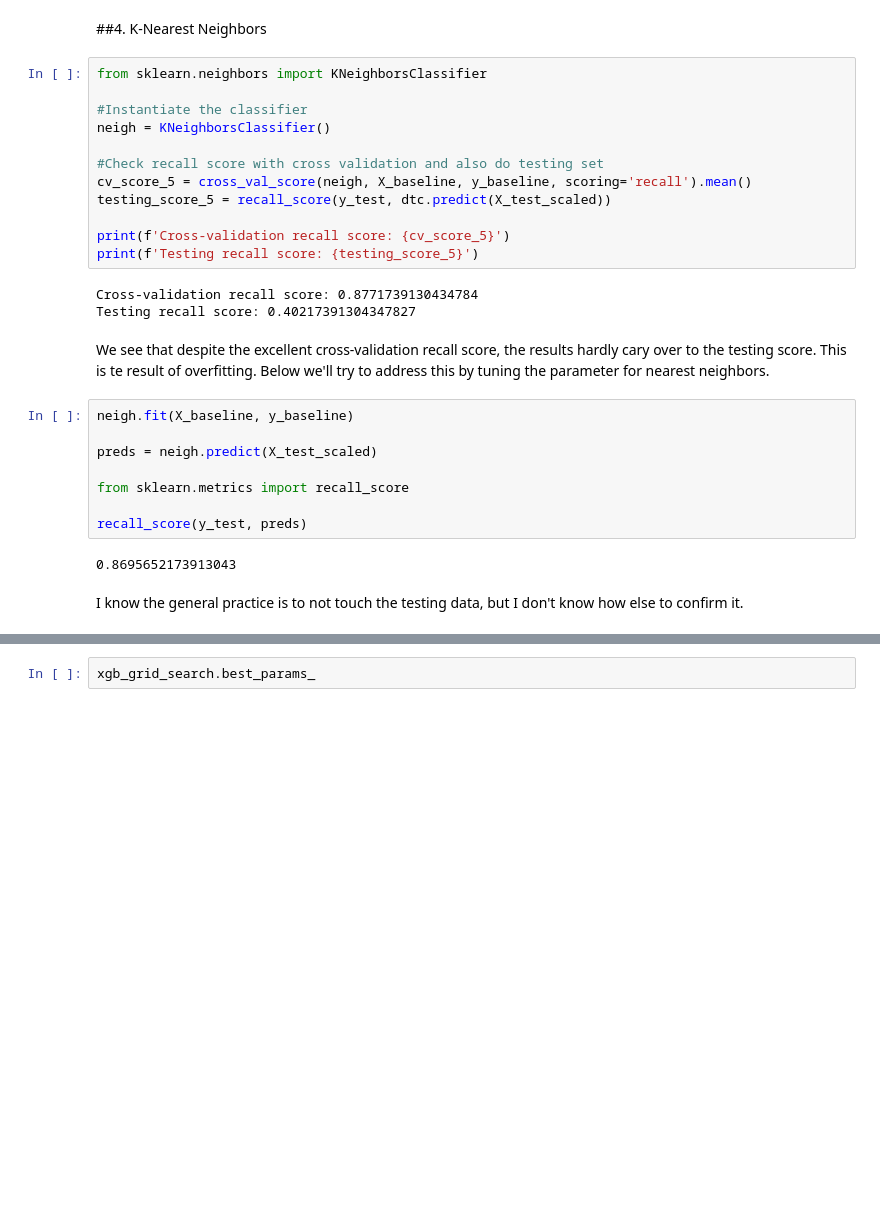
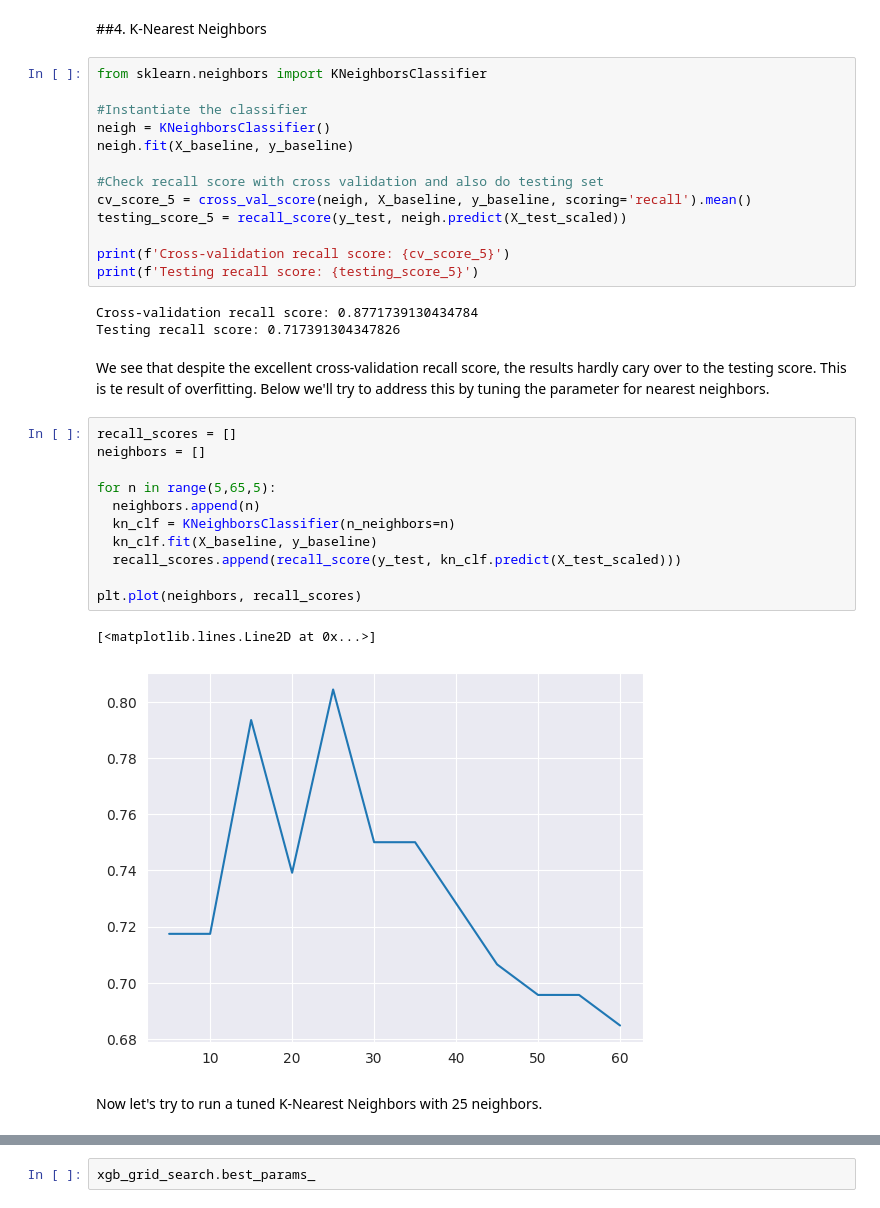
Before and after one commit to bmjaron/phase_3_project, a Jupyter notebook: Untitled1.ipynb, the cells around one changed output, grey strips where cells are left out. Saved outputs shown, nothing was run; the diff lists cells and outputs as text; blank space fills up the shorter version.

```diff
--- a/Untitled1.ipynb
+++ b/Untitled1.ipynb
@@ -470,27 +470,32 @@ from sklearn.neighbors import KNeighborsClassifier
 
 #Instantiate the classifier
 neigh = KNeighborsClassifier()
+neigh.fit(X_baseline, y_baseline)
 
 #Check recall score with cross validation and also do testing set
 cv_score_5 = cross_val_score(neigh, X_baseline, y_baseline, scoring='recall').mean()
-testing_score_5 = recall_score(y_test, dtc.predict(X_test_scaled))
+testing_score_5 = recall_score(y_test, neigh.predict(X_test_scaled))
 
 print(f'Cross-validation recall score: {cv_score_5}')
 print(f'Testing recall score: {testing_score_5}')
 # %% [output]
 Cross-validation recall score: 0.8771739130434784
-Testing recall score: 0.40217391304347827
+Testing recall score: 0.717391304347826
 # %% [markdown]
 We see that despite the excellent cross-validation recall score, the results hardly cary over to the testing score. This is te result of overfitting. Below we'll try to address this by tuning the parameter for nearest neighbors.
-# %%
-neigh.fit(X_baseline, y_baseline)
-
-preds = neigh.predict(X_test_scaled)
-
-from sklearn.metrics import recall_score
-
-recall_score(y_test, preds)
-# %% [output]
-0.8695652173913043
-# %% [markdown]
-I know the general practice is to not touch the testing data, but I don't know how else to confirm it.
+# %%
+recall_scores = []
+neighbors = []
+
+for n in range(5,65,5):
+  neighbors.append(n)
+  kn_clf = KNeighborsClassifier(n_neighbors=n)
+  kn_clf.fit(X_baseline, y_baseline)
+  recall_scores.append(recall_score(y_test, kn_clf.predict(X_test_scaled)))
+
+plt.plot(neighbors, recall_scores)
+# %% [output]
+[<matplotlib.lines.Line2D at 0x...>]
+[figure, added]
+# %% [markdown]
+Now let's try to run a tuned K-Nearest Neighbors with 25 neighbors.
```
Also changed, not shown: parts of 19 cells of this notebook.
